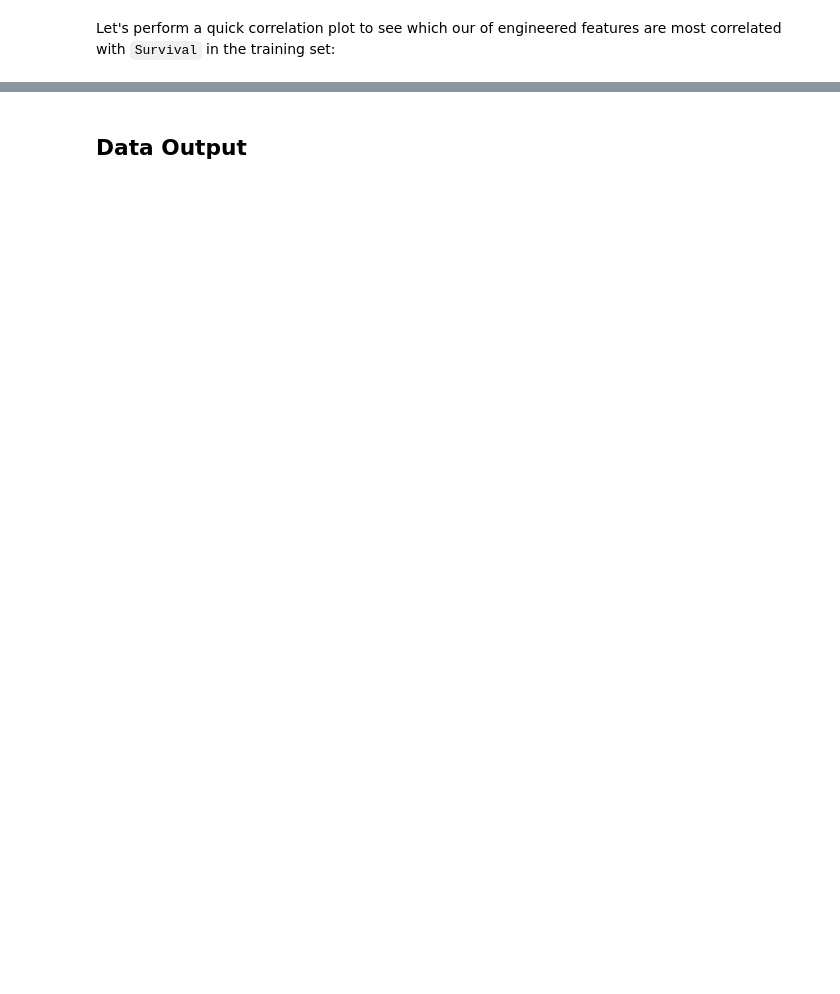
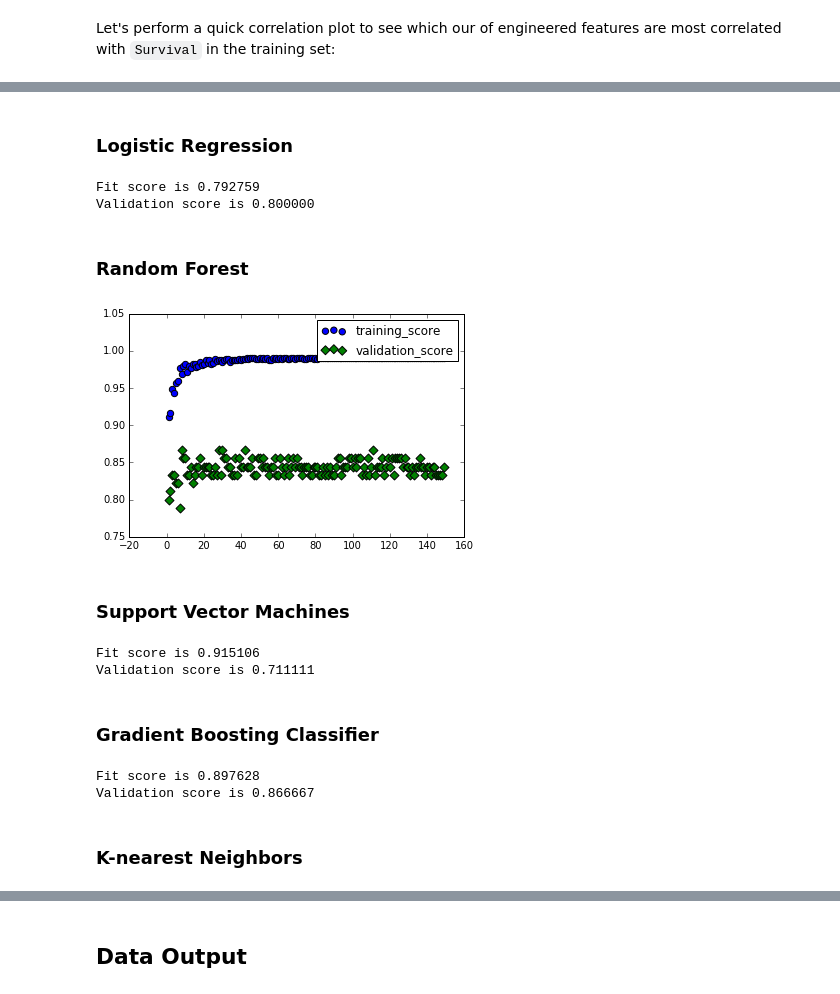
Before and after one commit to nuclth/Kaggle_Titanic, a Jupyter notebook: Survival.ipynb, the cells around one changed output, grey strips where cells are left out. Cells and saved outputs as stored; diff of their text form; code cells hidden in the pictures; blank space fills up the shorter version.

```diff
--- a/Survival.ipynb
+++ b/Survival.ipynb
@@ -570,0 +571,71 @@ plt.show()
+# %%
+# create subtraining data from training dataset
+subtrain_x = engineered_df.loc[0:800]
+subtrain_x = subtrain_x.drop('Survived', axis=1)
+
+# known surival rate for subtraining data
+subtrain_y = engineered_df.Survived.loc[0:800]
+
+# create subvalidation data from datatraining set
+subvalid_x = engineered_df.loc[801:890]
+subvalid_x = subvalid_x.drop('Survived', axis=1)
+
+# known survival for subvalidation data
+subvalid_y = engineered_df.Survived.loc[801:890]
+# %% [markdown]
+### Logistic Regression
+# %%
+model = LogisticRegression()
+model.fit( subtrain_x , subtrain_y )
+print("Fit score is %f" % model.score( subtrain_x , subtrain_y ))
+print("Validation score is %f" % model.score( subvalid_x, subvalid_y))
+# %% [output]
+Fit score is 0.792759
+Validation score is 0.800000
+# %% [markdown]
+### Random Forest
+# %%
+#model = RandomForestClassifier (n_estimators=100)
+#model.fit( train_X , train_y )
+#print (model.score( train_X , train_y ))# , model.score( valid_X , valid_y ))
+
+RF_results = pd.DataFrame(columns=['estimators','training_score','validation_score'], index=range(0,149))
+
+for estimators in range (1,150):
+    model = RandomForestClassifier (n_estimators = estimators)
+    model.fit( subtrain_x , subtrain_y )
+    RF_results.loc[estimators-1, 'estimators'] = estimators
+    RF_results.loc[estimators-1, 'training_score'] = model.score( subtrain_x , subtrain_y )
+    RF_results.loc[estimators-1, 'validation_score'] = model.score( subvalid_x, subvalid_y)
+
+plt.scatter(RF_results.estimators, RF_results.training_score, s=40)
+plt.scatter(RF_results.estimators, RF_results.validation_score, s=40, marker='D', c='green')
+
+# print best fit result for lowest number of estimators
+#print ("Best Random Forest Result %f. First acheived with %f estimators" % (RF_results.training_score.max() , #RF_results.sore.idxmax()+1))
+plt.legend()
+plt.show()
+# %% [output]
+[figure, added]
+# %% [markdown]
+### Support Vector Machines
+# %%
+model = SVC()
+model.fit( subtrain_x , subtrain_y )
+print("Fit score is %f" % model.score( subtrain_x , subtrain_y ))
+print("Validation score is %f" % model.score( subvalid_x, subvalid_y))
+# %% [output]
+Fit score is 0.915106
+Validation score is 0.711111
+# %% [markdown]
+### Gradient Boosting Classifier
+# %%
+model = GradientBoostingClassifier()
+model.fit( subtrain_x , subtrain_y )
+print("Fit score is %f" % model.score( subtrain_x , subtrain_y ))
+print("Validation score is %f" % model.score( subvalid_x, subvalid_y))
+# %% [output]
+Fit score is 0.897628
+Validation score is 0.866667
+# %% [markdown]
+### K-nearest Neighbors
```
Also changed, not shown: parts of 111 cells of this notebook, 1 other file.
